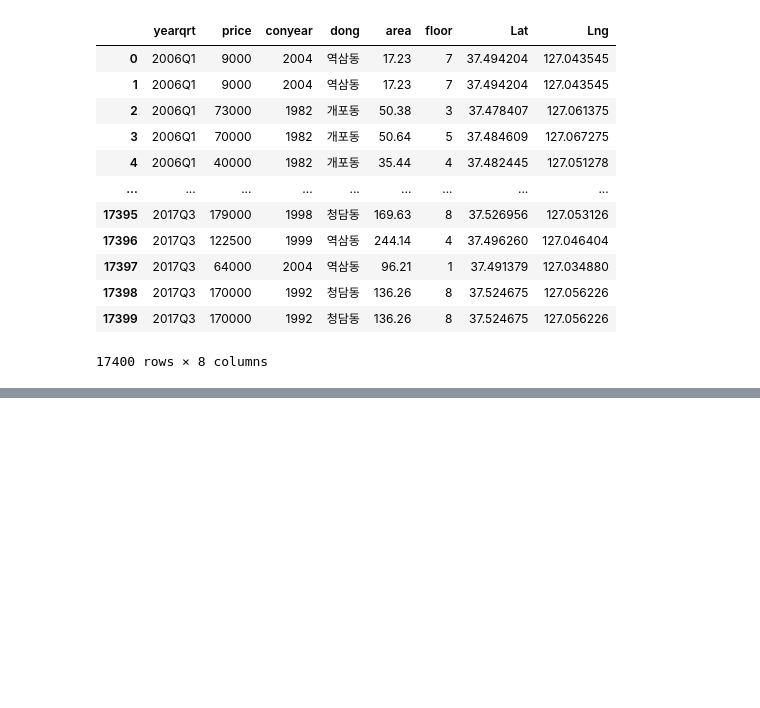
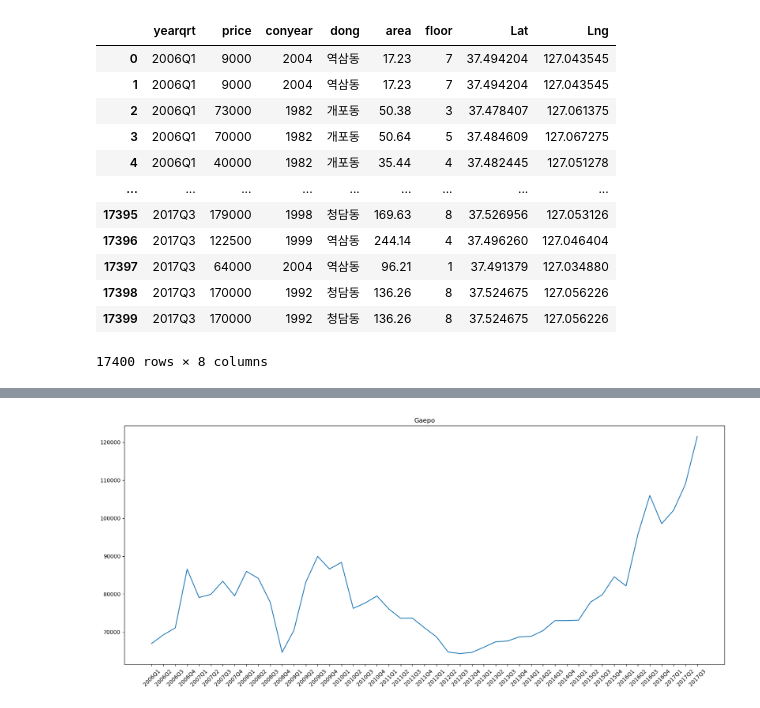
Before and after one commit to KimkyoungJins/IntroAI, a Jupyter notebook: chapter 3.ipynb, the cells around one changed output, grey strips where cells are left out. Saved outputs shown, nothing was run; the diff lists cells and outputs as text; code cells hidden in the pictures; blank space fills up the shorter version.

```diff
--- a/chapter 3.ipynb
+++ b/chapter 3.ipynb
@@ -206,0 +226,5 @@ data2
+# %%
+data_gaepo=data2[data2['dong'] == '개포동']
+# %%
+data_gaepo_time = data_gaepo.groupby('yearqrt').mean(numeric_only = True)
+data_gaepo_time
@@ -206,0 +250,8 @@ data2
+# %%
+plt.figure(figsize = (20,8))
+plt.title("Gaepo")
+plt.plot(data_gaepo_time['price'])
+plt.xticks(rotation = 45)
+plt.show()
+# %% [output]
+[figure, added]
```
Also changed, not shown: parts of 4 cells of this notebook, 1 other file.
